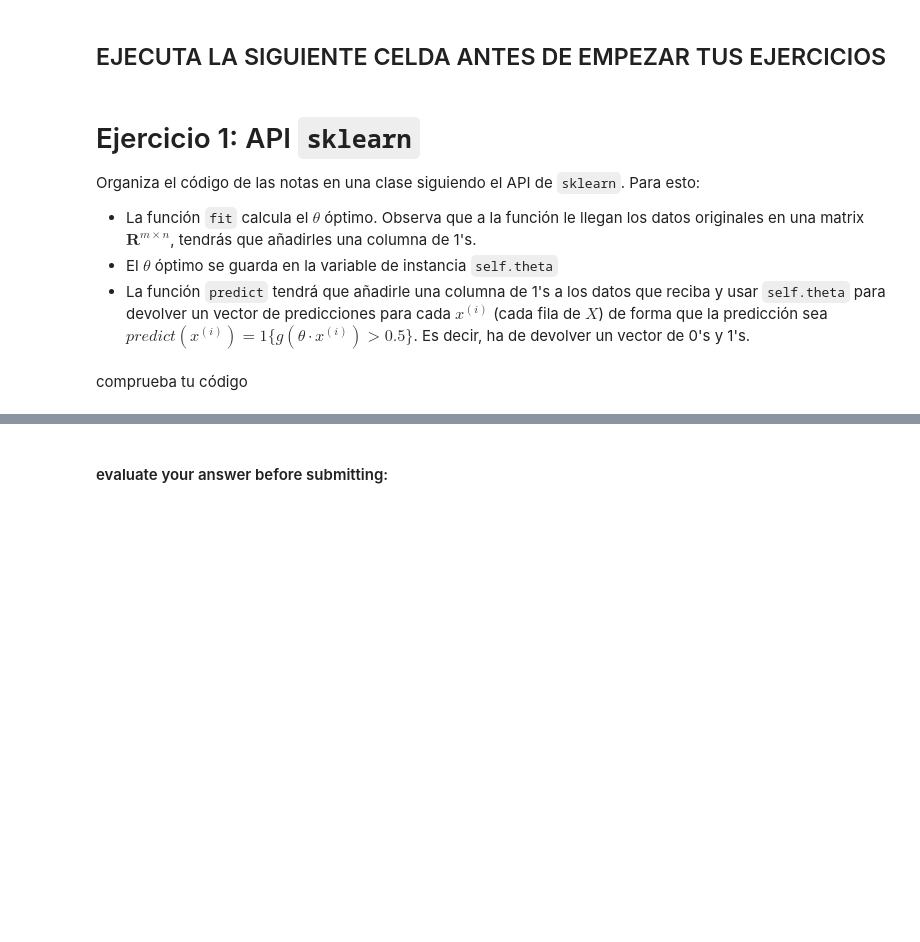
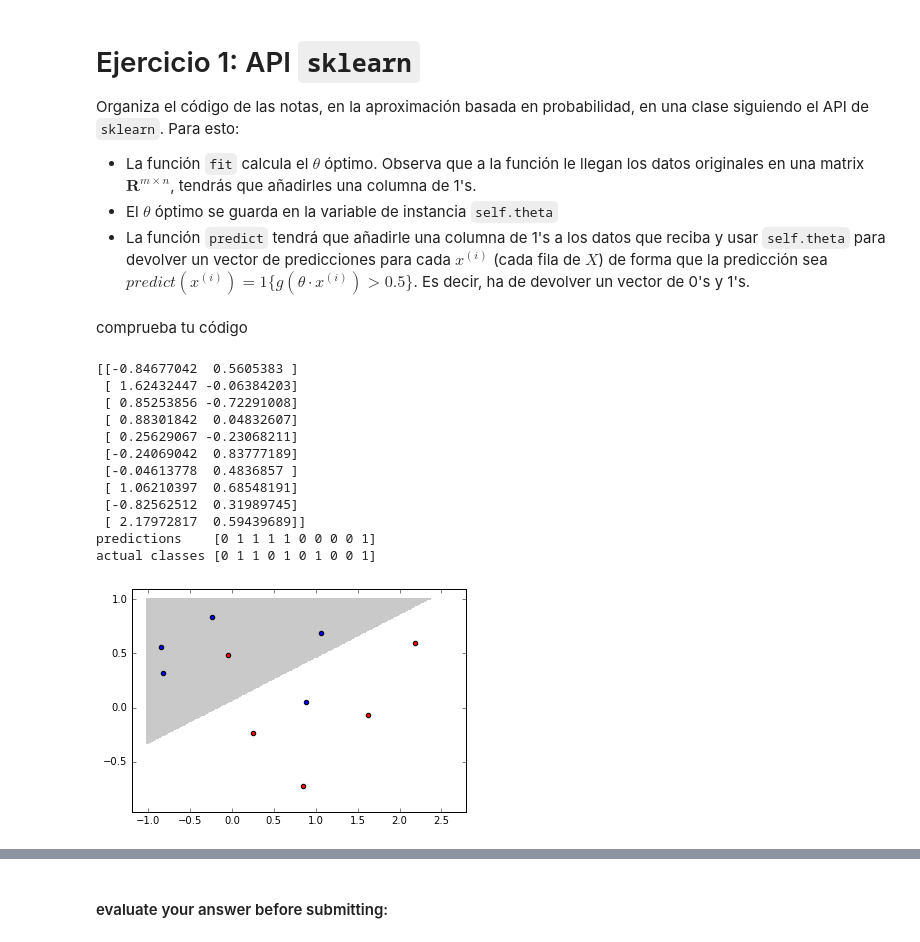
Before and after one commit to rramosp/20162.ml, a Jupyter notebook: Problemset 03 - Logistic regression.ipynb, the cells around one changed output, grey strips where cells are left out. Drawn from its saved outputs; the diff is of its cells as text; code cells hidden in the pictures; blank space fills up the shorter version.

```diff
--- a/Problemset 03 - Logistic regression.ipynb
+++ b/Problemset 03 - Logistic regression.ipynb
@@ -8,5 +1,3 @@ html
-# %% [markdown]
-## EJECUTA LA SIGUIENTE CELDA ANTES DE EMPEZAR TUS EJERCICIOS
 # %%
 from sklearn.datasets import *
 import numpy as np
@@ -14,7 +5,7 @@ from scipy.optimize import minimize
 import matplotlib.pyplot as plt
 %matplotlib inline
 
-def plot_2Ddata_with_boundary(classifier,X,y):
+def plot_2Ddata_with_boundary(predict,X,y):
     n = 200
     mins,maxs = np.min(d,axis=0), np.max(d,axis=0)
     mins -= np.abs(mins)*.2
@@ -23,14 +14,14 @@ def plot_2Ddata_with_boundary(classifier,X,y):
     d1 = np.linspace(mins[1], maxs[1],n)
     gd0,gd1 = np.meshgrid(d0,d1)
     D = np.hstack((gd0.reshape(-1,1), gd1.reshape(-1,1)))
-    p = (classifier.predict(D)*1.).reshape((n,n))
+    p = (predict(D)*1.).reshape((n,n))
     plt.contourf(gd0,gd1,p, levels=[-0.1,0.5], alpha=0.5, cmap=plt.cm.Greys)
     plt.scatter(X[y==0][:,0], X[y==0][:,1], c="blue")
     plt.scatter(X[y==1][:,0], X[y==1][:,1], c="red")
 # %% [markdown]
 # Ejercicio 1: API `sklearn`
 
-Organiza el código de las notas en una clase siguiendo el API de `sklearn`. Para esto:
+Organiza el código de las notas, en la aproximación basada en probabilidad, en una clase siguiendo el API de `sklearn`. Para esto:
 
 - La función `fit` calcula el $\theta$ óptimo. Observa que a la función le llegan los datos originales en una matrix $\mathbf{R}^{m \times n}$, tendrás que añadirles una columna de 1's.
 - El $\theta$ óptimo se guarda en la variable de instancia `self.theta`
@@ -64,4 +55,26 @@ import urllib, inspect
 src1 = urllib.quote_plus(inspect.getsource(LR))
 # %% [markdown]
 comprueba tu código
+# %%
+(d,c) = make_moons(n_samples=10, noise=0.2)
+print d
+lr = LR()
+lr.fit(d,c)
+print "predictions   ", lr.predict(d)
+print "actual classes", c
+plot_2Ddata_with_boundary(lr.predict, d, c)
+# %% [output]
+[[-0.84677042  0.5605383 ]
+ [ 1.62432447 -0.06384203]
+ [ 0.85253856 -0.72291008]
+ [ 0.88301842  0.04832607]
+ [ 0.25629067 -0.23068211]
+ [-0.24069042  0.83777189]
+ [-0.04613778  0.4836857 ]
+ [ 1.06210397  0.68548191]
+ [-0.82562512  0.31989745]
+ [ 2.17972817  0.59439689]]
+predictions    [0 1 1 1 1 0 0 0 0 1]
+actual classes [0 1 1 0 1 0 1 0 0 1]
+[figure, added]
 # %%
```
Also changed, not shown: parts of 31 cells of this notebook, 6 other files.
